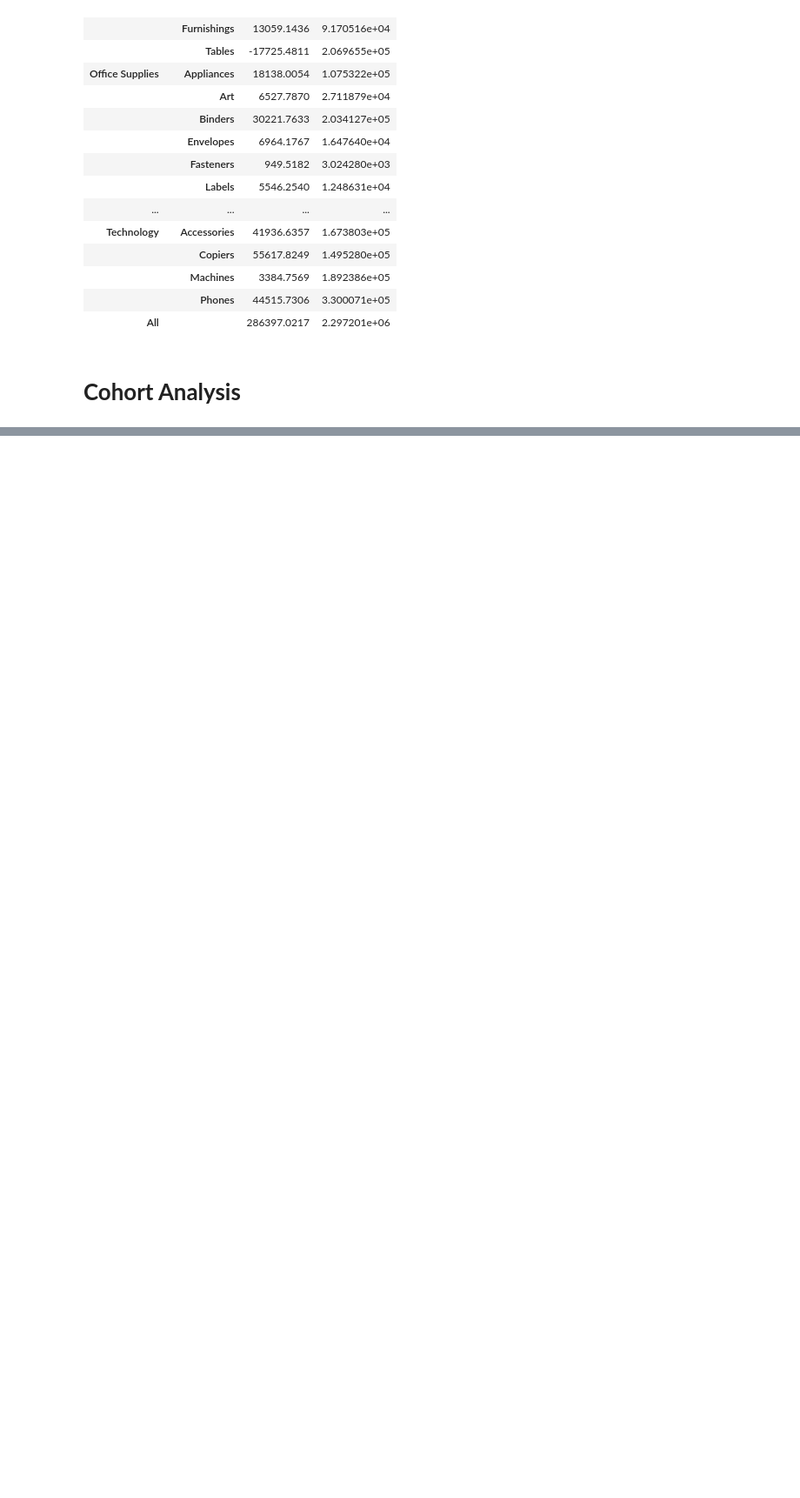
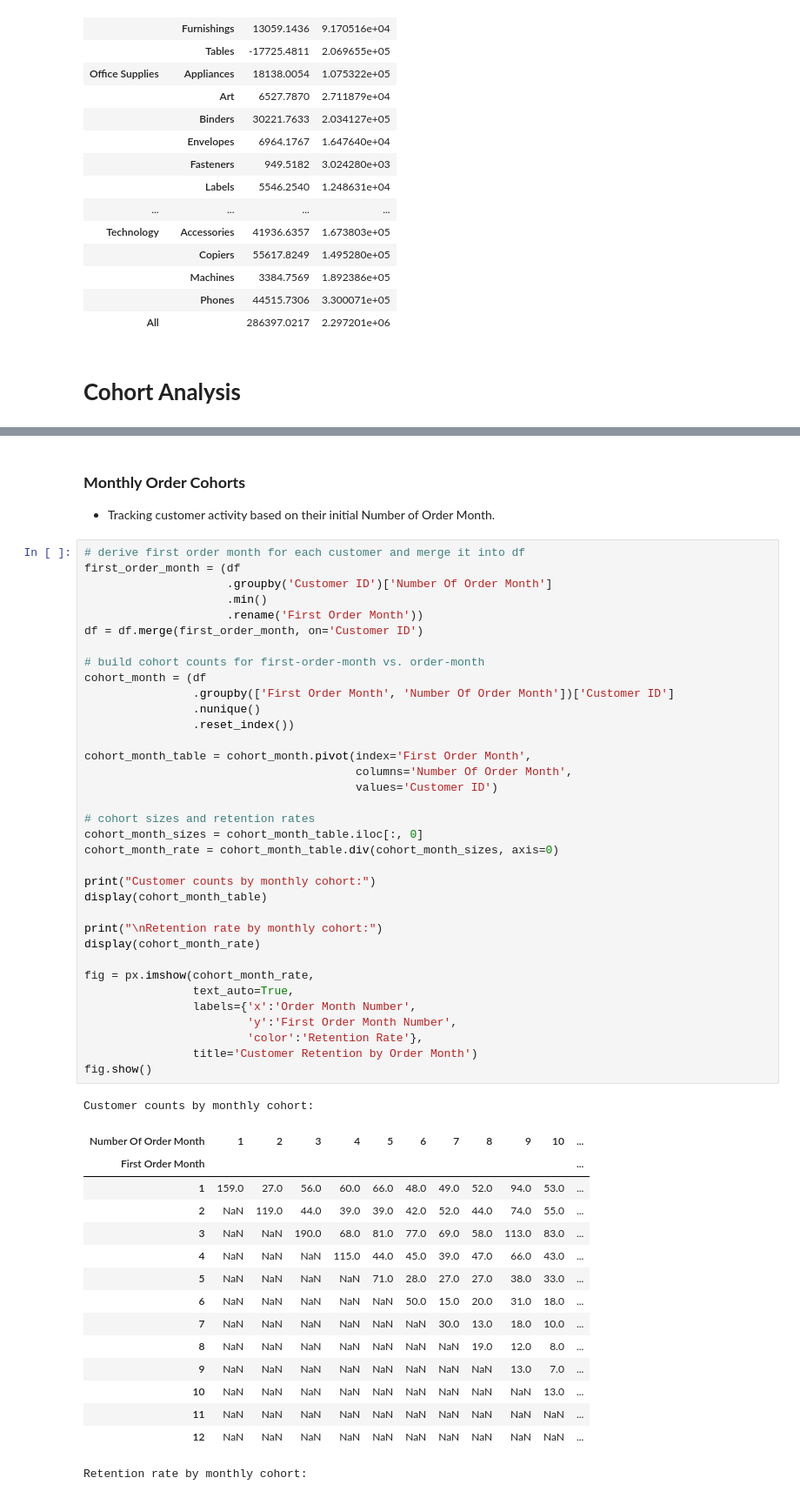
Before and after one commit to MarcelNazare/Superstore-Sales-Project, a Jupyter notebook: python/notebooks/statistical_analysis.ipynb, the cells around one changed output, grey strips where cells are left out. Shown at 87% size. Cells and saved outputs as stored; diff of their text form; blank space fills up the shorter version.

```diff
--- a/python/notebooks/statistical_analysis.ipynb
+++ b/python/notebooks/statistical_analysis.ipynb
@@ -342,0 +407,55 @@ For Multiple values (Sales and Profit)
+# %% [markdown]
+### **Monthly Order Cohorts**
+- Tracking customer activity based on their initial Number of Order Month.
+# %%
+# derive first order month for each customer and merge it into df
+first_order_month = (df
+                     .groupby('Customer ID')['Number Of Order Month']
+                     .min()
+                     .rename('First Order Month'))
+df = df.merge(first_order_month, on='Customer ID')
+
+# build cohort counts for first‑order‑month vs. order‑month
+cohort_month = (df
+                .groupby(['First Order Month', 'Number Of Order Month'])['Customer ID']
+                .nunique()
+                .reset_index())
+
+cohort_month_table = cohort_month.pivot(index='First Order Month',
+                                        columns='Number Of Order Month',
+                                        values='Customer ID')
+
+# cohort sizes and retention rates
+cohort_month_sizes = cohort_month_table.iloc[:, 0]
+cohort_month_rate = cohort_month_table.div(cohort_month_sizes, axis=0)
+
+print("Customer counts by monthly cohort:")
+display(cohort_month_table)
+
+print("\nRetention rate by monthly cohort:")
+display(cohort_month_rate)
+
+fig = px.imshow(cohort_month_rate,
+                text_auto=True,
+                labels={'x':'Order Month Number',
+                        'y':'First Order Month Number',
+                        'color':'Retention Rate'},
+                title='Customer Retention by Order Month')
+fig.show()
+# %% [output]
+Customer counts by monthly cohort:
+| Number Of Order Month | 1 | 2 | 3 | 4 | 5 | 6 | 7 | 8 | 9 | 10 | ... |
+| First Order Month |  |  |  |  |  |  |  |  |  |  | ... |
+| 1 | 159.0 | 27.0 | 56.0 | 60.0 | 66.0 | 48.0 | 49.0 | 52.0 | 94.0 | 53.0 | ... |
+| 2 | NaN | 119.0 | 44.0 | 39.0 | 39.0 | 42.0 | 52.0 | 44.0 | 74.0 | 55.0 | ... |
+| 3 | NaN | NaN | 190.0 | 68.0 | 81.0 | 77.0 | 69.0 | 58.0 | 113.0 | 83.0 | ... |
+| 4 | NaN | NaN | NaN | 115.0 | 44.0 | 45.0 | 39.0 | 47.0 | 66.0 | 43.0 | ... |
+| 5 | NaN | NaN | NaN | NaN | 71.0 | 28.0 | 27.0 | 27.0 | 38.0 | 33.0 | ... |
+| 6 | NaN | NaN | NaN | NaN | NaN | 50.0 | 15.0 | 20.0 | 31.0 | 18.0 | ... |
+| 7 | NaN | NaN | NaN | NaN | NaN | NaN | 30.0 | 13.0 | 18.0 | 10.0 | ... |
+| 8 | NaN | NaN | NaN | NaN | NaN | NaN | NaN | 19.0 | 12.0 | 8.0 | ... |
+| 9 | NaN | NaN | NaN | NaN | NaN | NaN | NaN | NaN | 13.0 | 7.0 | ... |
+| 10 | NaN | NaN | NaN | NaN | NaN | NaN | NaN | NaN | NaN | 13.0 | ... |
+| 11 | NaN | NaN | NaN | NaN | NaN | NaN | NaN | NaN | NaN | NaN | ... |
+| 12 | NaN | NaN | NaN | NaN | NaN | NaN | NaN | NaN | NaN | NaN | ... |
+Retention rate by monthly cohort:
```
Also changed, not shown: parts of 4 cells of this notebook.
